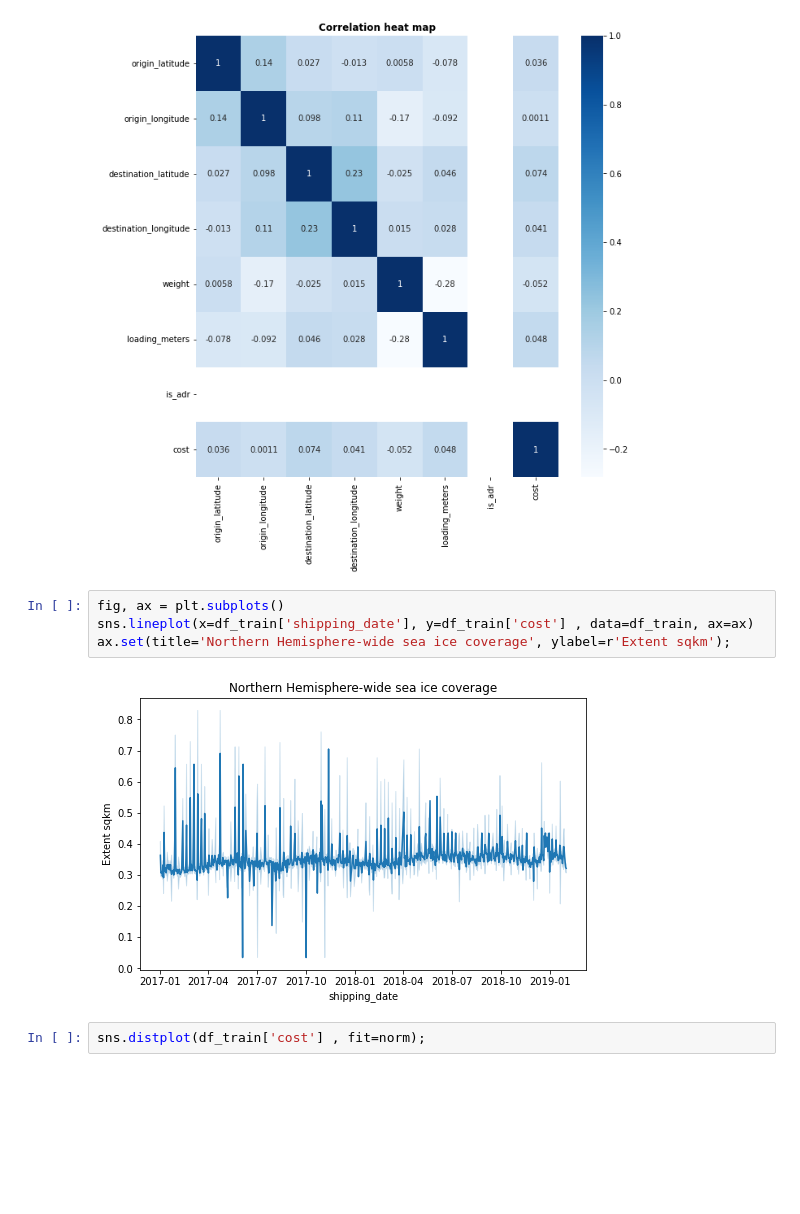
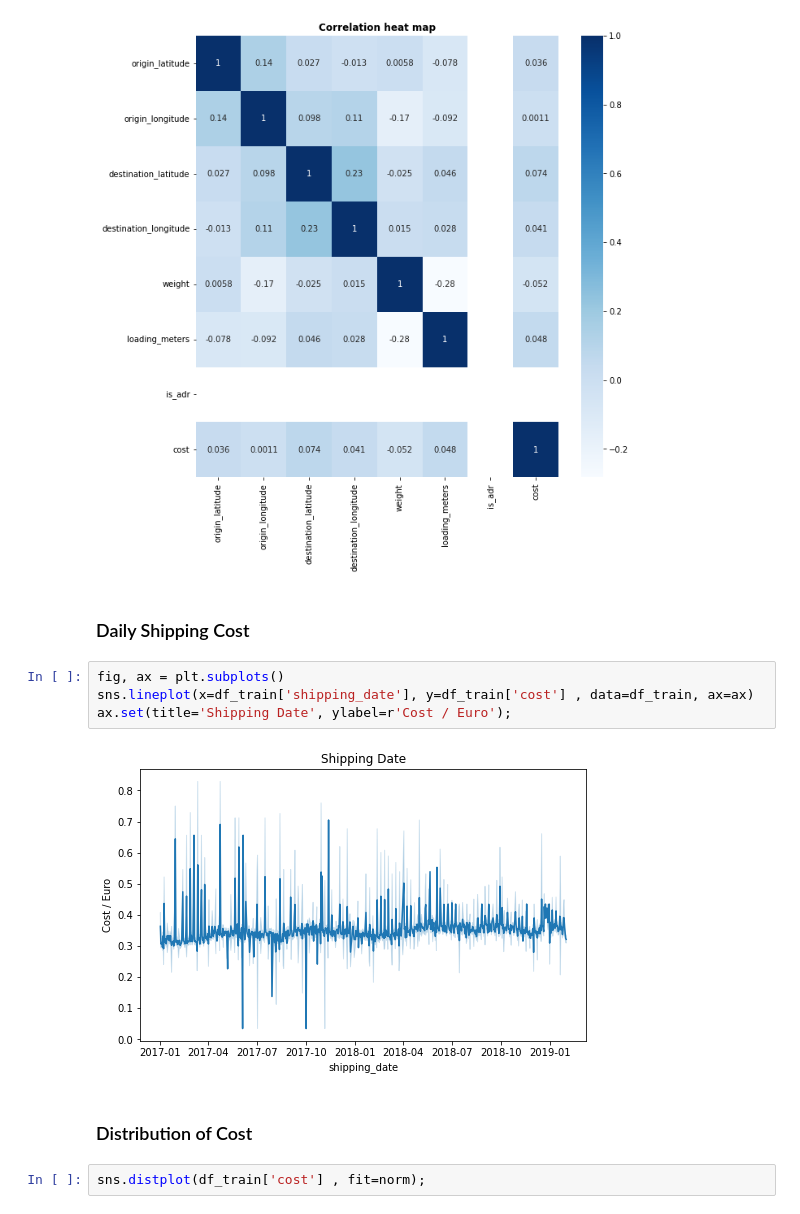
Before and after one commit to aanysofia/Cost-Prediction, a Jupyter notebook: ML_Cost_Prediction.ipynb, the cells around one changed output. Saved outputs shown, nothing was run; the diff lists cells and outputs as text; blank space fills up the shorter version.

Commit message:
plots added

```diff
--- a/ML_Cost_Prediction.ipynb
+++ b/ML_Cost_Prediction.ipynb
@@ -163,12 +163,16 @@ plt.title('Correlation heat map', fontweight='bold')
 # %% [output]
 Text(0.5, 1.0, 'Correlation heat map')
 [figure]
+# %% [markdown]
+### Daily Shipping Cost
 # %%
 fig, ax = plt.subplots()
 sns.lineplot(x=df_train['shipping_date'], y=df_train['cost'] , data=df_train, ax=ax)
-ax.set(title='Northern Hemisphere-wide sea ice coverage', ylabel=r'Extent sqkm');
+ax.set(title='Shipping Date', ylabel=r'Cost / Euro');
 # %% [output]
-[figure, old version]
+[figure, new version]
+# %% [markdown]
+### Distribution of Cost
 # %%
 sns.distplot(df_train['cost'] , fit=norm);
 # %% [output]
```
Also changed, not shown: parts of 2 cells of this notebook.
